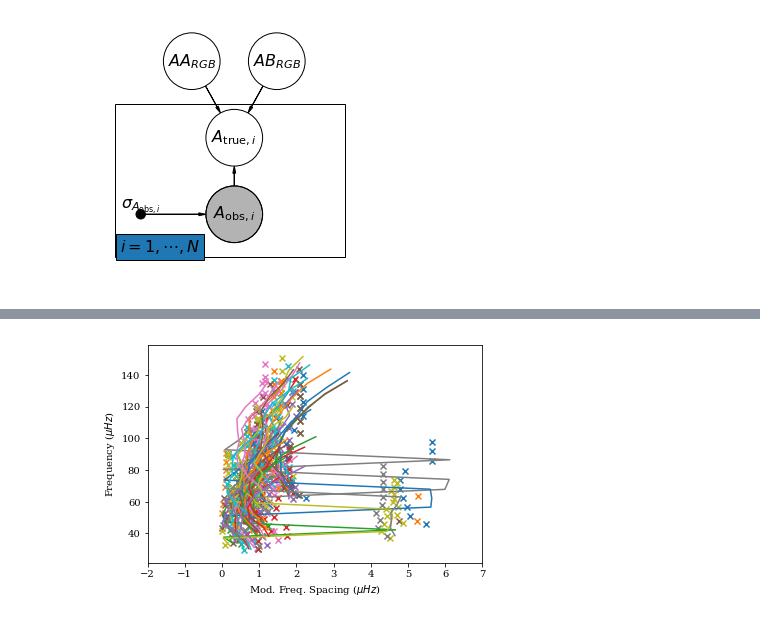
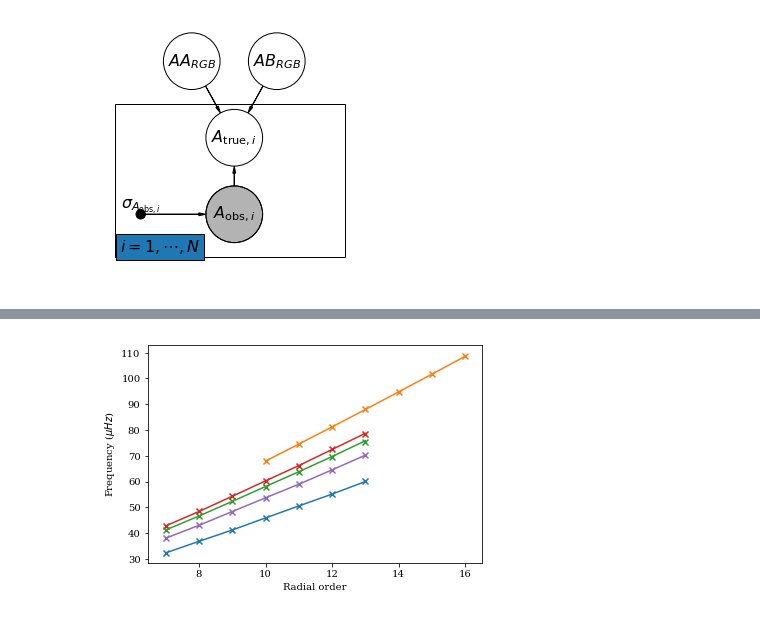
Before and after one commit to daw538/y4project, a Jupyter notebook: JoshFiles/rgData-HBM.ipynb, the cells around one changed output, grey strips where cells are left out. Drawn from its saved outputs; the diff is of its cells as text; code cells hidden in the pictures.

Commit message:
Added residuals fitting for (model - data) and built upon APOKASC data importing

```diff
--- a/JoshFiles/rgData-HBM.ipynb
+++ b/JoshFiles/rgData-HBM.ipynb
@@ -11,6 +11,9 @@ from IPython.display import display
 
 from matplotlib import rc
 rc("font", family="serif", size=11)
+
+import itertools
+colours = itertools.cycle(('r', 'orange', 'olive', 'teal', 'sienna', 'indigo'))
 # %%
 #Import output data
 output = pd.read_csv('../data/output_back_filesremoved.csv', usecols=[1,11,24])
@@ -106,7 +109,20 @@ dnu_avgarr = np.asarray(dnu_avgID)
 # %%
 #Construct and plot echelles for each star
 for i in np.arange(0,len(IDs),1):
-    plt.scatter(modesID[i]['f0'] % dnu_avgID[i], modesID[i]['f0'], label=r'ID = '+str(IDs[i]))
+    # Iterate point colour
+    colour = next(colours)
+    # Plot all frequencies, and errorbars for the 'true' data
+    plt.scatter(modesID[i]['f0'] % dnu_avgID[i], modesID[i]['f0'],
+                label=r'ID = '+str(IDs[i]), zorder=-1, facecolors='none', edgecolors=colour)
+    pts = modesID[i].loc[(modesID[i]['f0_err'] < 10e3)]
+    plt.scatter(pts['f0'] % dnu_avgID[i], pts['f0'],
+                label=r'ID = '+str(IDs[i]), c=colour)
+    plt.errorbar(pts['f0'] % dnu_avgID[i], pts['f0'], xerr=pts['f0_err'],
+                        zorder=0, fmt="none", label='', c='k',
+                        capsize=2, markersize=4, elinewidth=1)
+
+#for i in np.arange(0,len(IDs),1):
+    #plt.scatter(modesID[i]['f0'] % dnu_avgID[i], modesID[i]['f0'], label=r'ID = '+str(IDs[i]))
 
 #Define start parameters
 eps = []
@@ -279,20 +347,17 @@ def model(n, dnu, numax, epsilon, alpha, A, G, phi, tau):
 # %%
-%matplotlib inline
-
-#Plot stan fitted model on echelle
+#Plot stan fitted model for freq vs n
 for i in range(len(IDs)):
     plt.figure(len(IDs))
-    plt.scatter(modesID[i]['f0'] % dnu_avgID[i], modesID[i]['f0'], marker='x', label=r'$l=$'+str(0))
+    plt.scatter(modesID[i]['n'], modesID[i]['f0'], marker='x', label=r'$l=$'+str(0))
     #plt.errorbar(modesID[i]['f0'] % np.mean(modesID[i]['dnu']), modesID[i]['f0'], xerr=modesID[i]['f0_err'], zorder=0, fmt="none", label="none",
              #c='k', capsize=2, markersize=4, elinewidth=1)
     #np.mean(modesID[i]['dnu'])
     g2 = model(arr_n[i], np.mean(fit['dnu'],axis=0)[i], np.mean(fit['numax'],axis=0)[i], np.mean(fit['epsilon'], axis=0)[i], np.mean(fit['alpha'], axis=0)[i],
           np.mean(fit['A'], axis=0)[i], np.mean(fit['G'], axis=0)[i], np.mean(fit['phi'], axis=0)[i], 33) #np.mean(fit['tau'], axis=0)[i])
-    plt.plot(g2 % np.mean(fit['dnu'],axis=0)[i], g2, label='Fit_2D')
+    plt.plot(arr_n[i], g2, label='Fit_2D')
 
 plt.ylabel('Frequency ($\mu Hz$)')
-plt.xlabel(f'Mod. Freq. Spacing ($\mu Hz$)')
-plt.xlim(-2,7)
+plt.xlabel(f'Radial order')
 plt.show()
 # %% [output]
-[figure, old version]
+[figure, new version]
```
Also changed, not shown: parts of 12 cells of this notebook, 1 other file.
